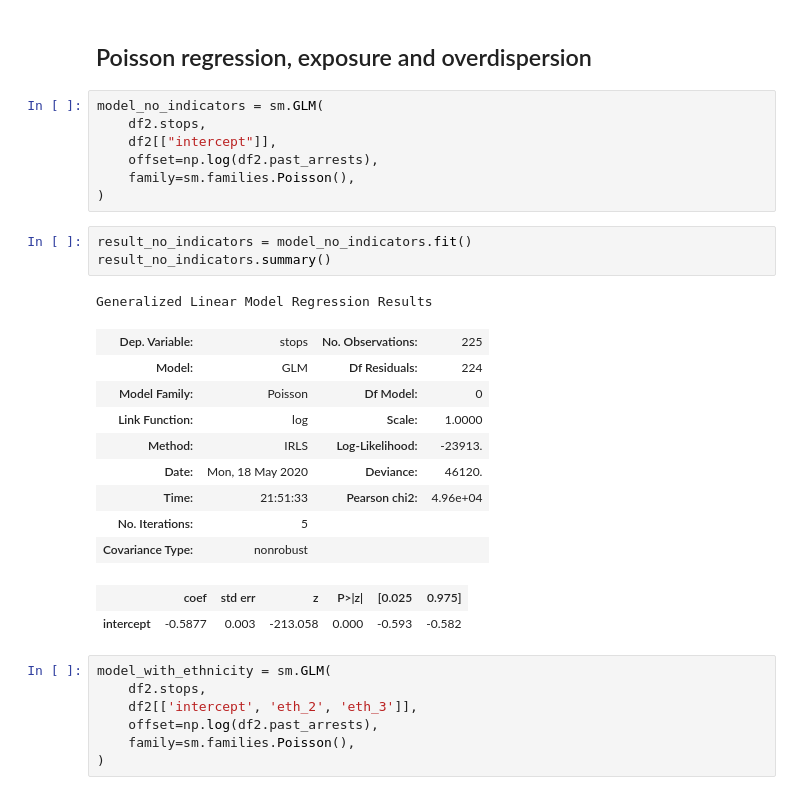
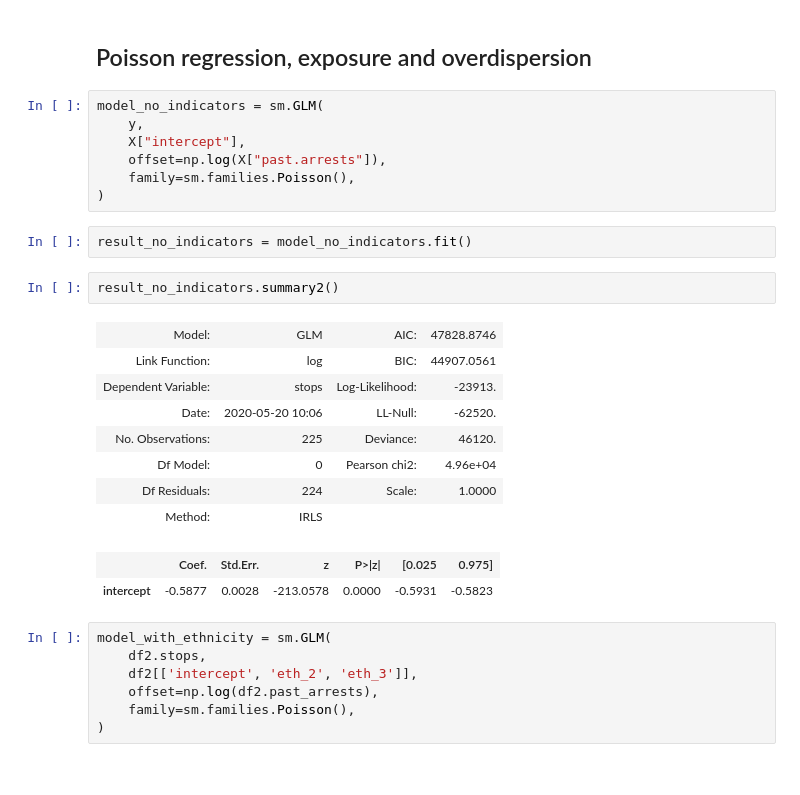
Before and after one commit to omarfsosa/omarfsosa.github.io, a Jupyter notebook: notebooks/police_stops.ipynb, the cells around one changed output. Saved outputs shown, nothing was run; the diff lists cells and outputs as text.

```diff
--- a/notebooks/police_stops.ipynb
+++ b/notebooks/police_stops.ipynb
@@ -98,27 +136,26 @@ plt.show()
 ## Poisson regression, exposure and overdispersion
 # %%
 model_no_indicators = sm.GLM(
-    df2.stops,
-    df2[["intercept"]],
-    offset=np.log(df2.past_arrests),
+    y,
+    X["intercept"],
+    offset=np.log(X["past.arrests"]),
     family=sm.families.Poisson(),
 )
 # %%
 result_no_indicators = model_no_indicators.fit()
-result_no_indicators.summary()
-# %% [output]
-Generalized Linear Model Regression Results
-| Dep. Variable: | stops | No. Observations: | 225 |
-| Model: | GLM | Df Residuals: | 224 |
-| Model Family: | Poisson | Df Model: | 0 |
-| Link Function: | log | Scale: | 1.0000 |
-| Method: | IRLS | Log-Likelihood: | -23913. |
-| Date: | Mon, 18 May 2020 | Deviance: | 46120. |
-| Time: | 21:51:33 | Pearson chi2: | 4.96e+04 |
-| No. Iterations: | 5 |  |  |
-| Covariance Type: | nonrobust |  |  |
-|  | coef | std err | z | P>|z| | [0.025 | 0.975] |
-| intercept | -0.5877 | 0.003 | -213.058 | 0.000 | -0.593 | -0.582 |
+# %%
+result_no_indicators.summary2()
+# %% [output]
+| Model: | GLM | AIC: | 47828.8746 |
+| Link Function: | log | BIC: | 44907.0561 |
+| Dependent Variable: | stops | Log-Likelihood: | -23913. |
+| Date: | 2020-05-20 10:06 | LL-Null: | -62520. |
+| No. Observations: | 225 | Deviance: | 46120. |
+| Df Model: | 0 | Pearson chi2: | 4.96e+04 |
+| Df Residuals: | 224 | Scale: | 1.0000 |
+| Method: | IRLS |  |  |
+|  | Coef. | Std.Err. | z | P>|z| | [0.025 | 0.975] |
+| intercept | -0.5877 | 0.0028 | -213.0578 | 0.0000 | -0.5931 | -0.5823 |
 # %%
 model_with_ethnicity = sm.GLM(
     df2.stops,
```
Also changed, not shown: parts of 8 cells of this notebook, 5 other files.
